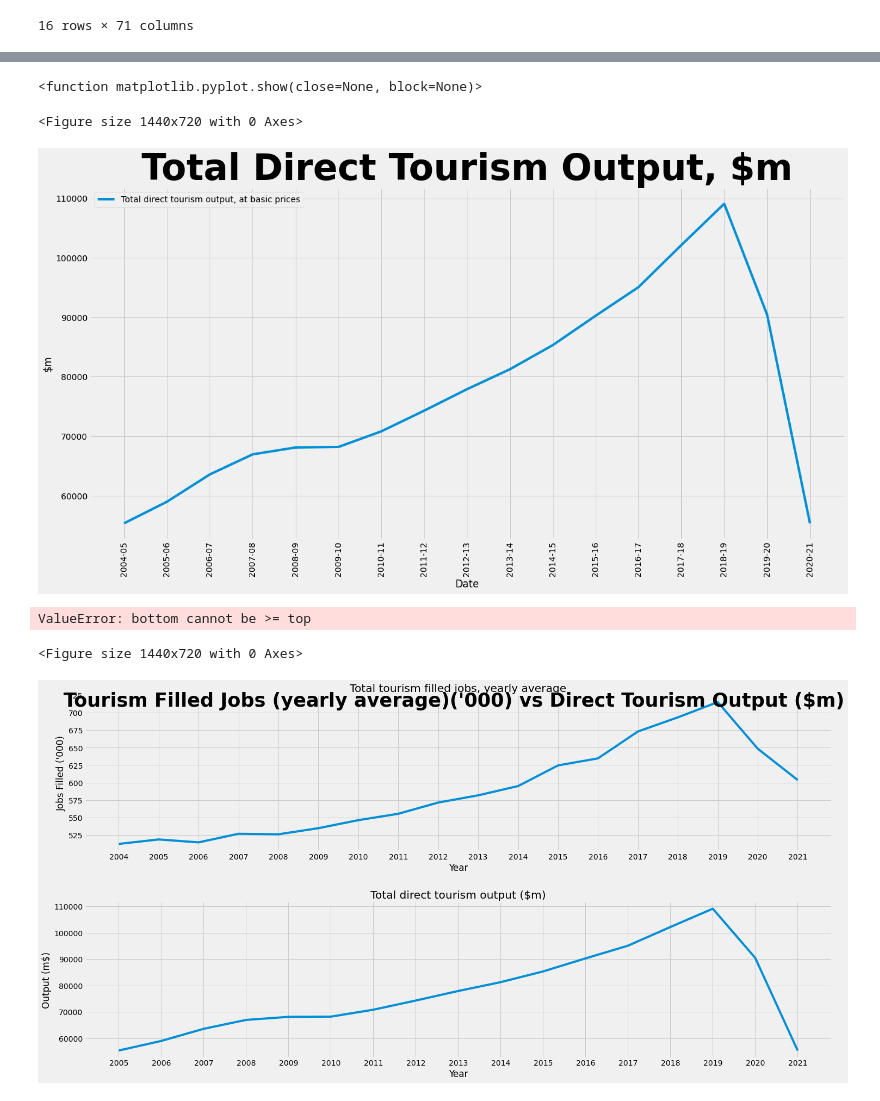
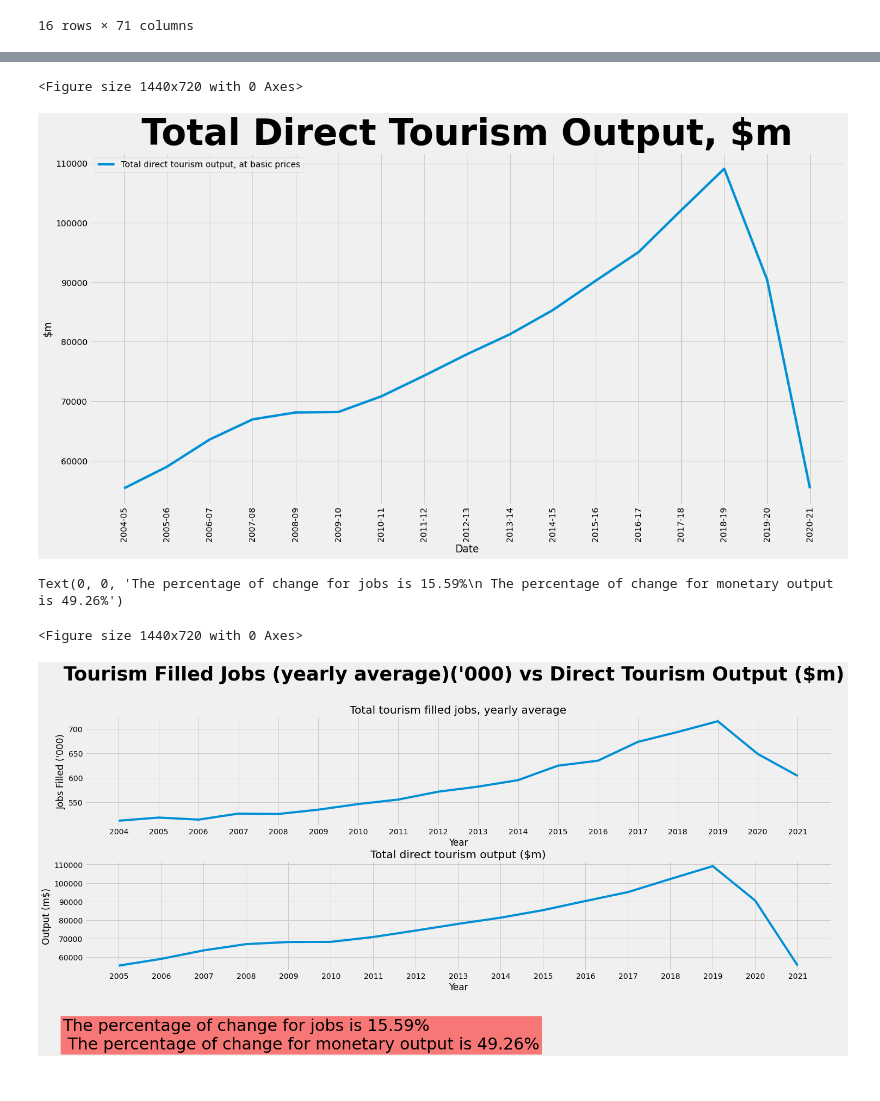
Before and after one commit to JasonDButt/project-1-group-10, a Jupyter notebook: Project-1-Tourism.ipynb, the cells around one changed output, grey strips where cells are left out. Drawn from its saved outputs; the diff is of its cells as text; code cells hidden in the pictures.

```diff
--- a/Project-1-Tourism.ipynb
+++ b/Project-1-Tourism.ipynb
@@ -185,0 +173,33 @@ plt.savefig("Tourism filled jobs totals zoomed in.png")
+# %%
+# Now add a regression line, first convert dates to datetime, ordinal and numerical values
+plot_2_timestamp = plot_df_2
+plot_2_timestamp = pd.to_datetime(plot_df_2.columns)
+plot_df_2.loc[14] = plot_2_timestamp
+plot_df_2.loc[14] = plot_df_2.loc[14].map(dt.datetime.toordinal)
+plot_2_linregress = pd.to_numeric(plot_df_2.loc[14])
+plot_2_linregress.values
+
+# Define the figure
+plt.figure(figsize=(20,10))
+plt.style.use('fivethirtyeight')
+
+# Create plot
+x_axis = plot_df_2.columns.values.tolist()
+y_axis = plot_df_2.loc[11,:].values.tolist()
+plt.plot(x_axis,y_axis, linewidth=2, markersize=2)
+plt.xticks(ticks=x_axis,rotation=90)
+
+# Calculate regression line and add to plot
+slope, intercept, r_value, p_value, std_err  = st.linregress(plot_2_linregress.values, y_axis)
+plt.plot(x_axis,(slope*plot_2_linregress.values)+intercept,'r')
+
+# # Customise the plot
+font = {'family' : 'sans-serif',
+        'weight' : 'bold',
+        'size'   : 60}
+plt.title("Tourism Jobs Filled, Totals",fontdict=font)
+plt.xlabel("Date")
+plt.ylabel("Jobs ('000)")
+plt.show
+plt.savefig("Tourism filled jobs, totals.png")
+print(f"The r value = {round(r_value,2)}")
@@ -441,8 +451,7 @@ plt.show
 
 plt.savefig("Direct tourism output zoomed in.png")
 # %% [output]
-<function matplotlib.pyplot.show(close=None, block=None)>
+<Figure size 1440x720 with 0 Axes>
-<Figure size 1440x720 with 0 Axes>
 [figure]
 # %%
 # This plot will display two subplots showing correlation between amount of jobs and amount of monetary output.
@@ -473,35 +482,35 @@ ax1.set_xlabel("Year")
 ax1.set_ylabel("Jobs Filled ('000)")
 ax1.set_xticks(df1.index)
 
 ax2.plot(plot_df_5.index,plot_df_5["Total direct tourism output, at basic prices"], label="Total direct tourism output, at basic prices")
 ax2.set_title("Total direct tourism output ($m)")
 ax2.set_xlabel("Year")
 ax2.set_ylabel("Output (m$)")
 ax2.set_xticks(plot_df_5.index)
 
 
 fig.suptitle("Tourism Filled Jobs (yearly average)('000) vs Direct Tourism Output ($m)", fontsize=35, weight="bold")
-plt.subplots_adjust(top=0.85, bottom=0.9)
-# plt.savefig("Jobs vs Output.png")
+plt.subplots_adjust(top=0.85, bottom=0.2)
+plt.savefig("Jobs vs Output.png")
 
 # Calculate percentage of change from 2019 to 2021 for each
-
 jobs_2019_value = df1.iloc[15,0]
 jobs_2021_value = df1.iloc[17,0]
 jobs_difference = jobs_2019_value - jobs_2021_value
 jobs_pc_change = "{:,.2f}%".format((jobs_difference/jobs_2019_value)*100)
 
 
 money_2019_value = plot_df_5.iloc[14,0]
 money_2021_value = plot_df_5.iloc[16,0]
 money_difference =  money_2019_value - money_2021_value
 money_pc_change = "{:,.2f}%".format((money_difference/money_2019_value)*100)
 
+# Add calculation to plot
 s = f"The percentage of change for jobs is {jobs_pc_change}\n The percentage of change for monetary output is {money_pc_change}"
 font = {'family' : 'sans-serif',
         'size'   : 30}
 fig.text(0,0,s, fontdict=font,bbox=dict(facecolor='red', alpha=0.5))
 # %% [output]
-ValueError: bottom cannot be >= top
+Text(0, 0, 'The percentage of change for jobs is 15.59%\n The percentage of change for monetary output is 49.26%')
 <Figure size 1440x720 with 0 Axes>
-[figure, old version]
+[figure, new version]
```
Also changed, not shown: parts of 11 cells of this notebook, 8 other files.
